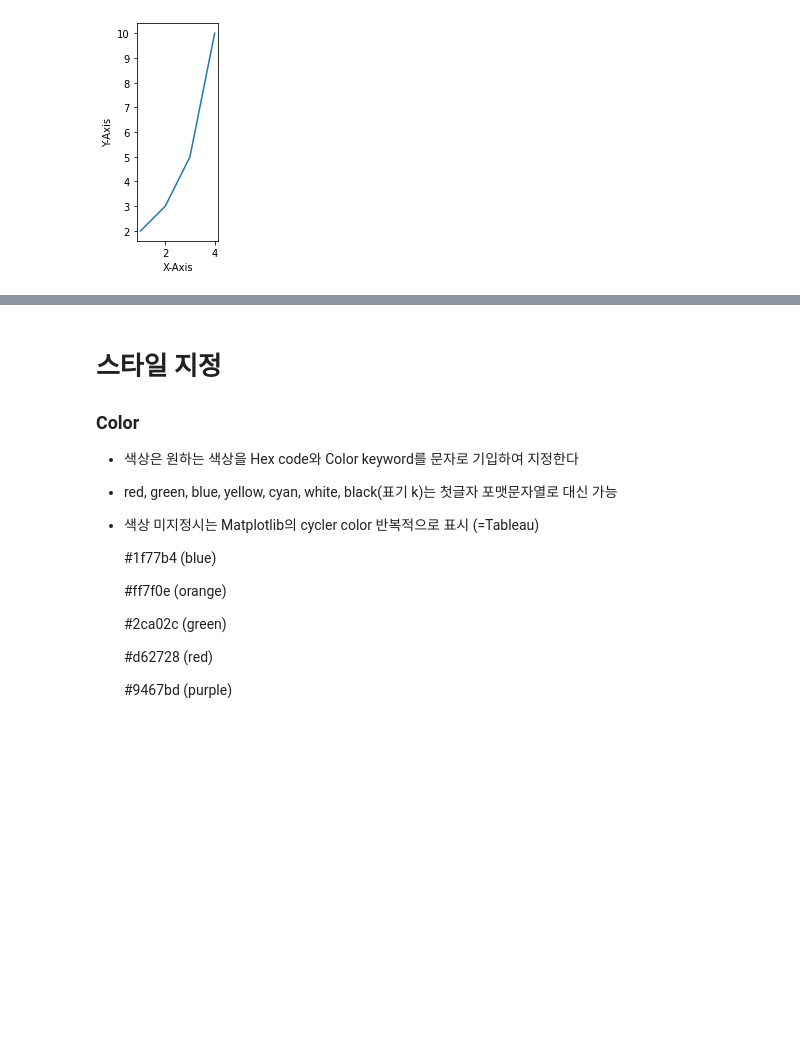
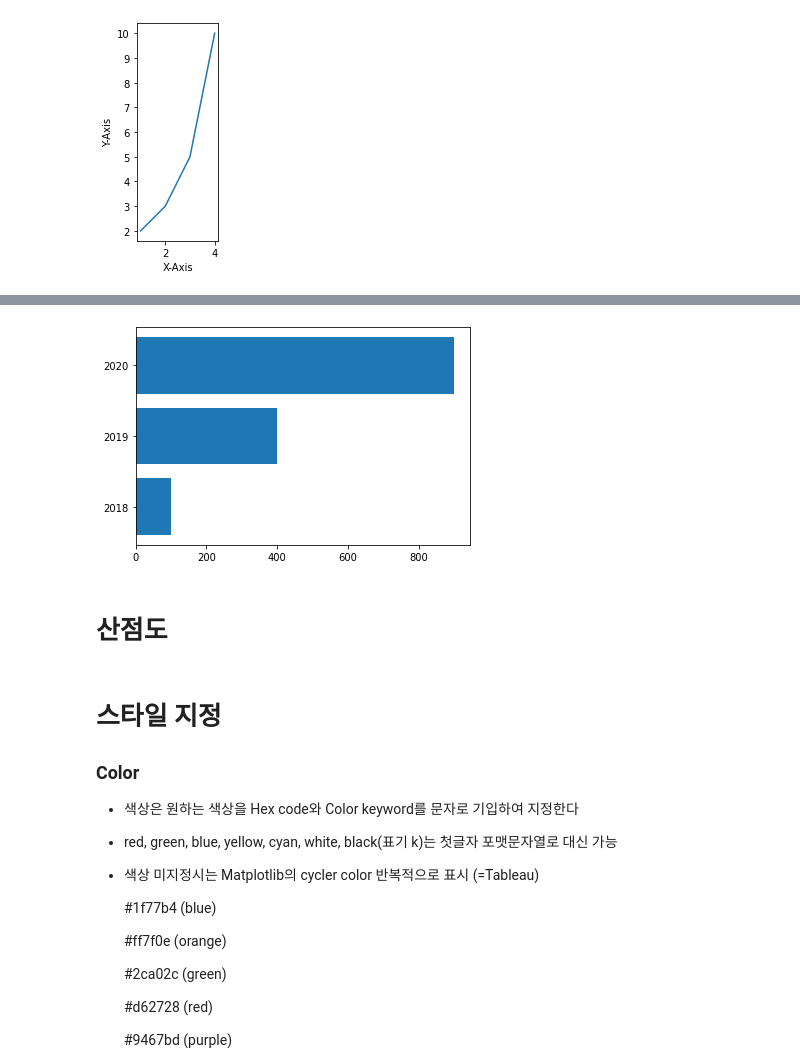
Before and after one commit to YeongChaeYun7/Python, a Jupyter notebook: Matplotlib_basic.ipynb, the cells around one changed output, grey strips where cells are left out. Cells and saved outputs as stored; diff of their text form; code cells hidden in the pictures; blank space fills up the shorter version.

```diff
--- a/Matplotlib_basic.ipynb
+++ b/Matplotlib_basic.ipynb
@@ -162,3 +187,18 @@ plt.show()
+# %%
+# 수평막대 그래프
+y = np.arange(3)
+
+years = ['2018', '2019', '2020'] # y
+values = [100, 400, 900] # x
+
+plt.barh(y, values)
+plt.yticks(y, years)
+
+plt.show()
+# %% [output]
+[figure, added]
+# %% [markdown]
+# 산점도
 # %% [markdown]
 # 스타일 지정
 
```
Also changed, not shown: parts of 7 cells of this notebook.
